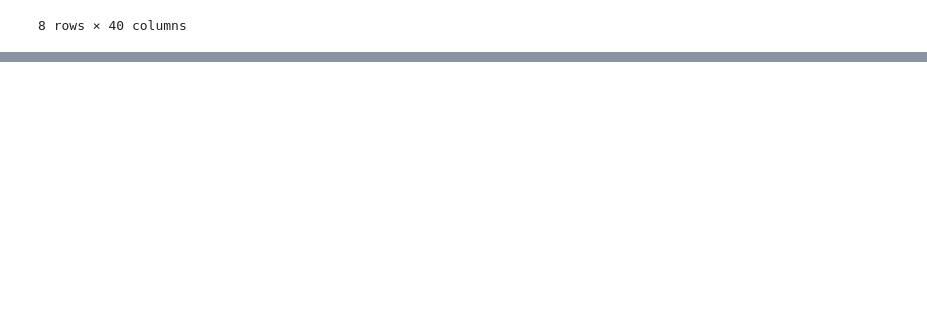
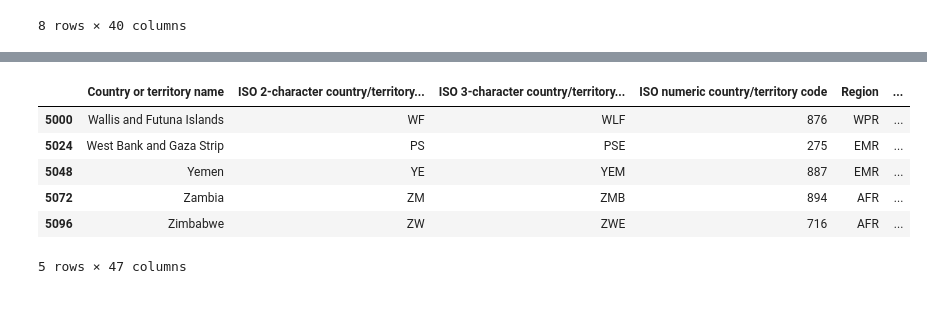
Before and after one commit to salomone-m/Data-Analysis, a Jupyter notebook: Tuberculosis.ipynb, the cells around one changed output, grey strips where cells are left out. Saved outputs shown, nothing was run; the diff lists cells and outputs as text; code cells hidden in the pictures; blank space fills up the shorter version.

```diff
--- a/Tuberculosis.ipynb
+++ b/Tuberculosis.ipynb
@@ -72,0 +110,10 @@ df.describe()
+# %%
+df_1990.tail()
+# %% [output]
+|  | Country or territory name | ISO 2-character country/territory... | ISO 3-character country/territory... | ISO numeric country/territory code | Region | ... |
+| 5000 | Wallis and Futuna Islands | WF | WLF | 876 | WPR | ... |
+| 5024 | West Bank and Gaza Strip | PS | PSE | 275 | EMR | ... |
+| 5048 | Yemen | YE | YEM | 887 | EMR | ... |
+| 5072 | Zambia | ZM | ZMB | 894 | AFR | ... |
+| 5096 | Zimbabwe | ZW | ZWE | 716 | AFR | ... |
+5 rows × 47 columns
@@ -72,0 +158,2 @@ df.describe()
+# %% [markdown]
+###
```
Also changed, not shown: parts of 9 cells of this notebook.
